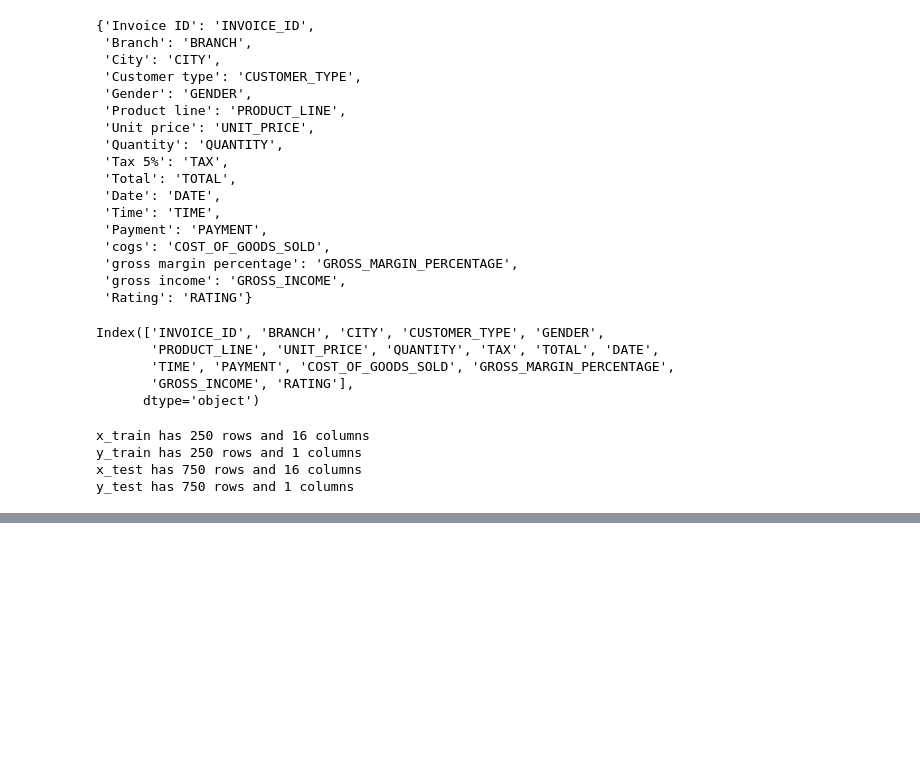
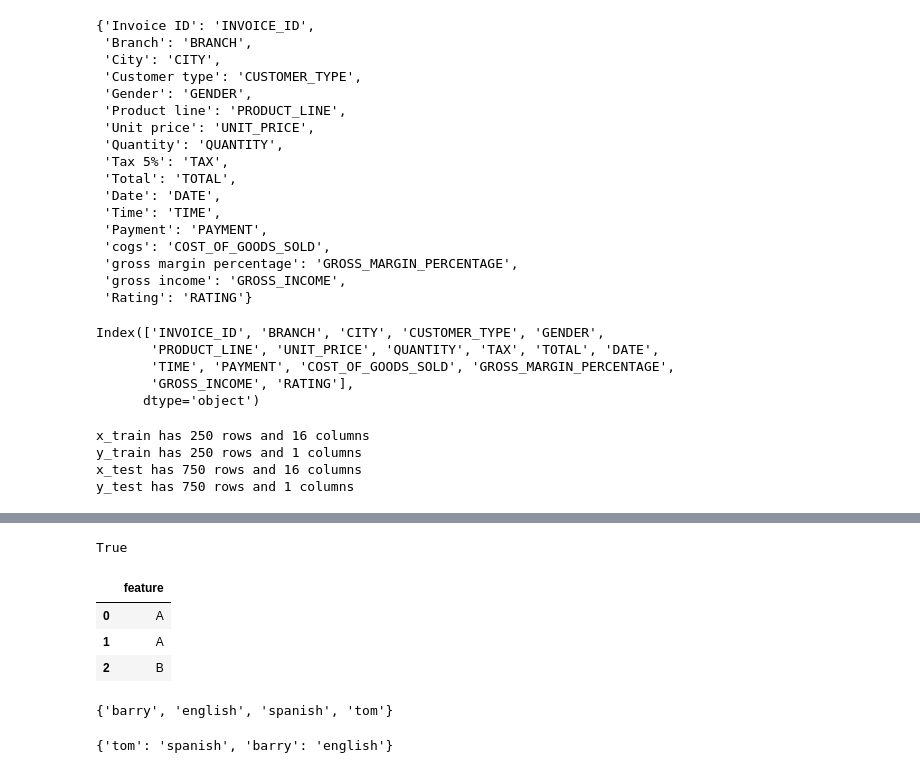
Before and after one commit to mconwa02/gcp_prep, a Jupyter notebook: EDA_notebook.ipynb, the cells around one changed output, grey strips where cells are left out. Saved outputs shown, nothing was run; the diff lists cells and outputs as text; code cells hidden in the pictures; blank space fills up the shorter version.

```diff
--- a/EDA_notebook.ipynb
+++ b/EDA_notebook.ipynb
@@ -72,0 +147,5 @@ knn.fit(x_train, y_train)
+# %%
+def test_dataframe():
+    return pd.DataFrame(data=["A", "A", "B"], columns=["feature"])
+# %%
+test_df = test_dataframe()
@@ -72,0 +165,11 @@ knn.fit(x_train, y_train)
+# %%
+isinstance(test_df['feature'], object)
+# %% [output]
+True
+# %%
+test_df
+# %% [output]
+|  | feature |
+| 0 | A |
+| 1 | A |
+| 2 | B |
@@ -72,0 +179,4 @@ knn.fit(x_train, y_train)
+# %%
+students | languages
+# %% [output]
+{'barry', 'english', 'spanish', 'tom'}
@@ -72,0 +185,4 @@ knn.fit(x_train, y_train)
+# %%
+my_dict
+# %% [output]
+{'tom': 'spanish', 'barry': 'english'}
```
Also changed, not shown: parts of 31 cells of this notebook, 2 other files.
